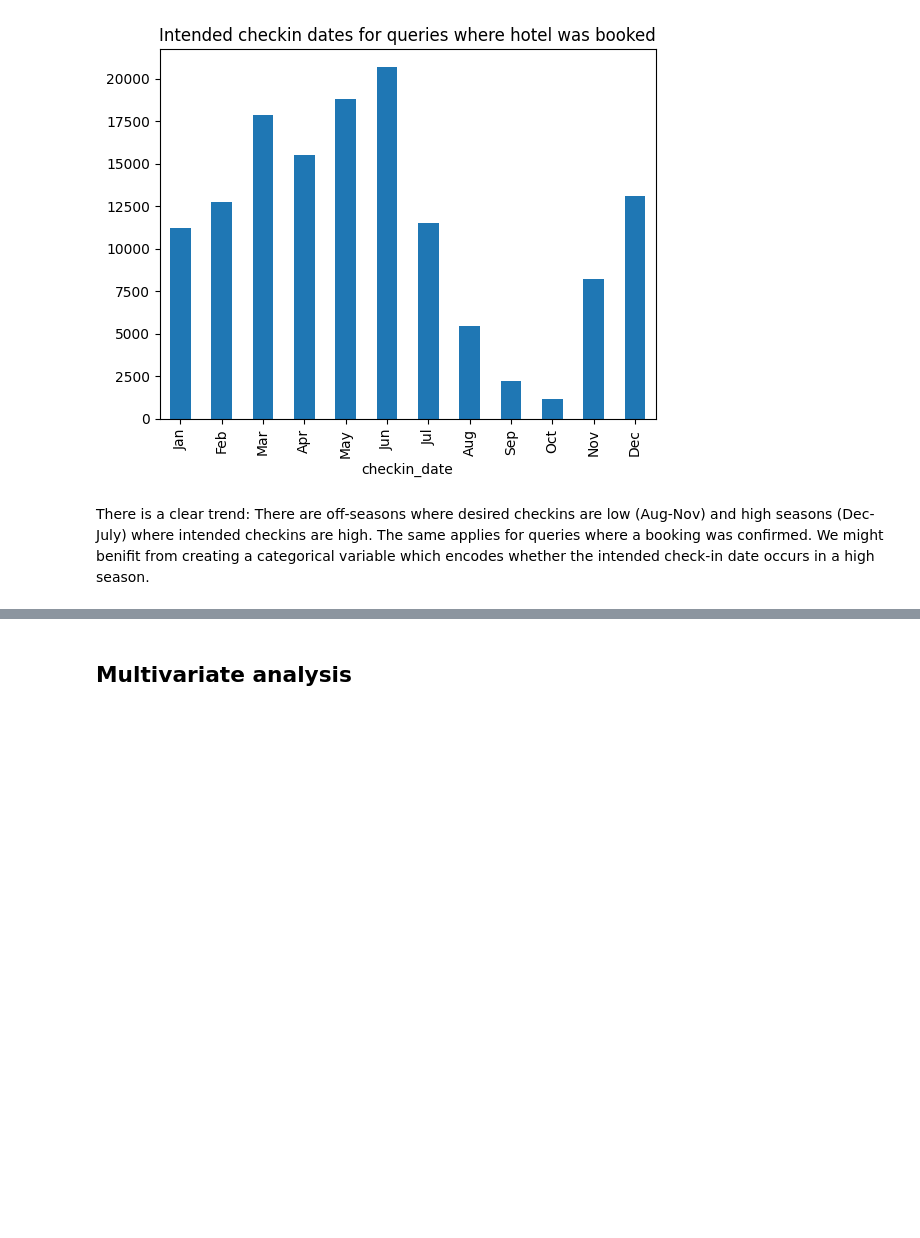
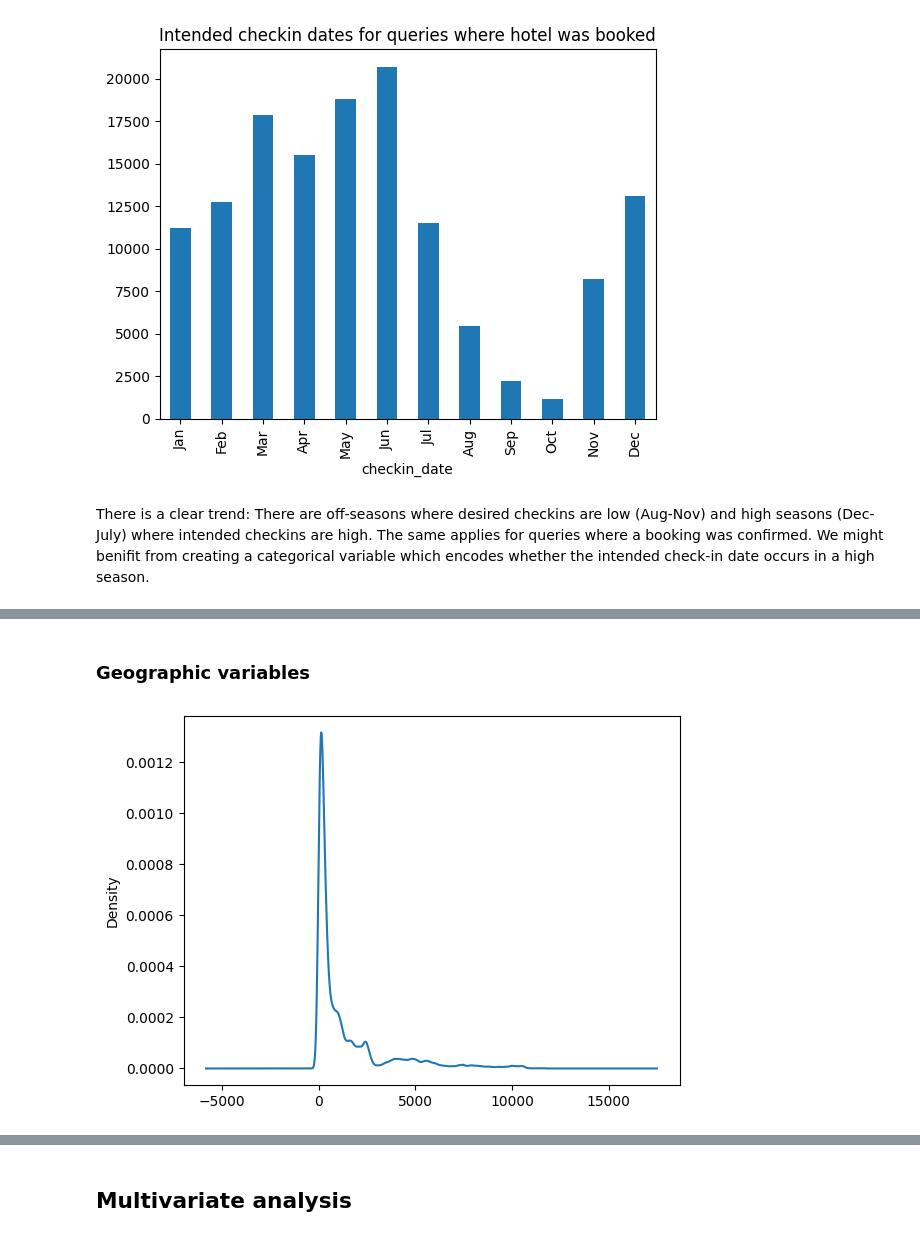
Before and after one commit to L42-AI/dmt-2, a Jupyter notebook: src/notebooks/eda.ipynb, the cells around one changed output, grey strips where cells are left out. Drawn from its saved outputs; the diff is of its cells as text; code cells hidden in the pictures; blank space fills up the shorter version.

```diff
--- a/src/notebooks/eda.ipynb
+++ b/src/notebooks/eda.ipynb
@@ -340,0 +419,8 @@ There is a clear trend: There are off-seasons where desired checkins are low (Au
+# %% [markdown]
+### Geographic variables
+# %%
+orig_destination_distance = train_set['orig_destination_distance']
+orig_destination_distance.plot.kde()
+plt.show()
+# %% [output]
+[figure, added]
```
Also changed, not shown: parts of 14 cells of this notebook, 3 other files.
